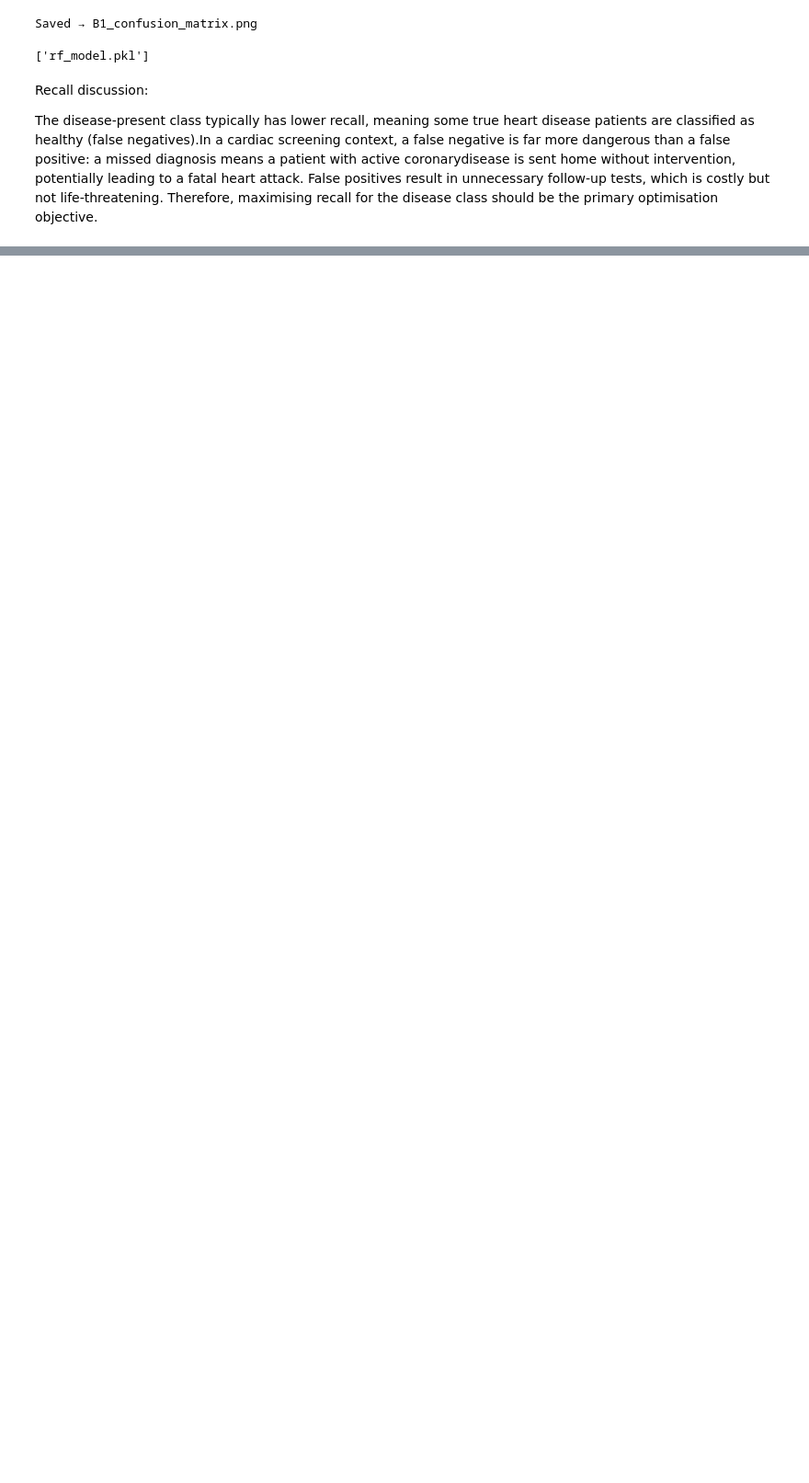
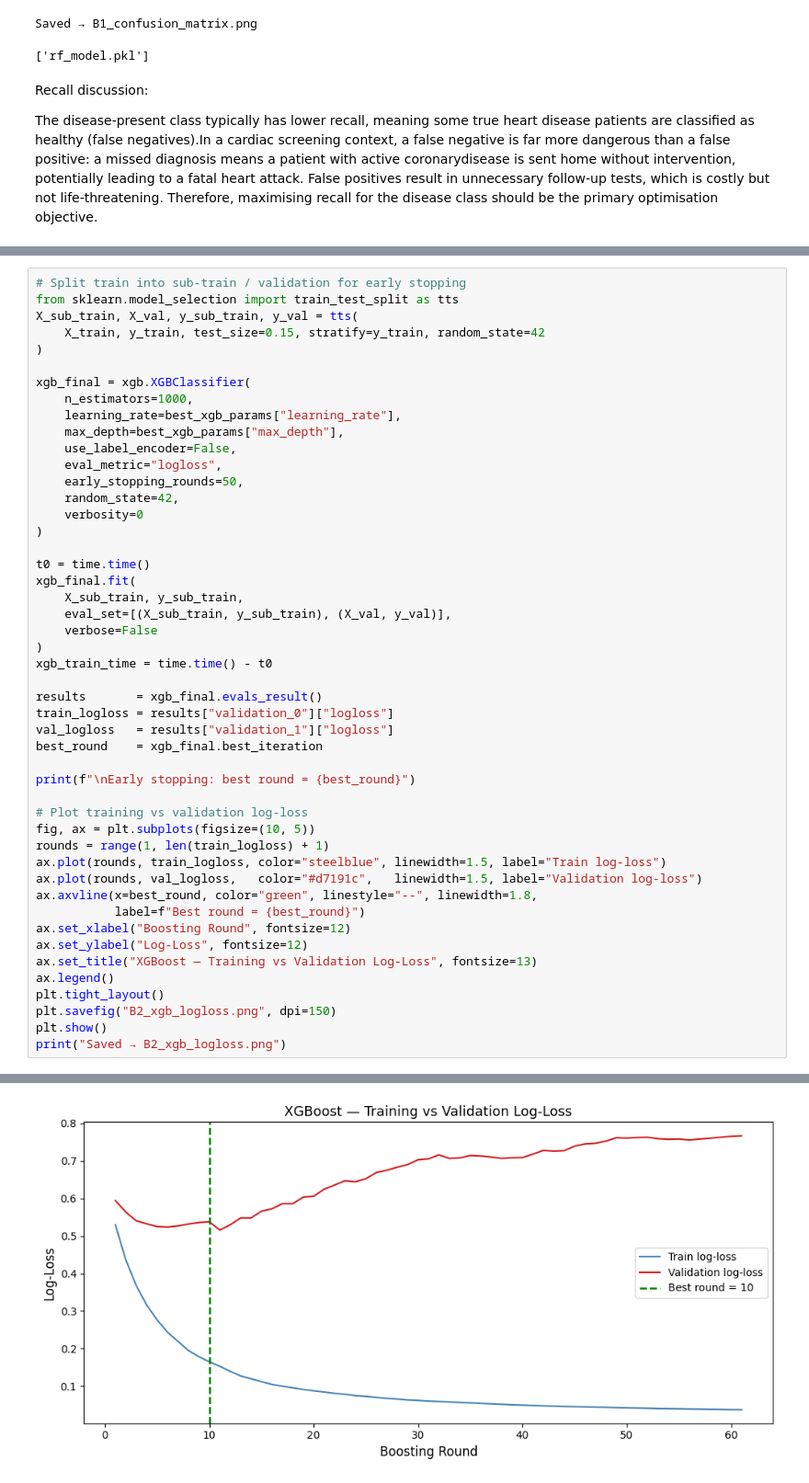
Before and after one commit to maryam2004-hub/i23-6004-DM-Assignment4, a Jupyter notebook: i23_6004_DS_B_DMAssignment4.ipynb, the cells around one changed output, grey strips where cells are left out. Shown at 92% size. Saved outputs shown, nothing was run; the diff lists cells and outputs as text; blank space fills up the shorter version.

Commit message:
Added Grid search and trained model for XGBOOST model

```diff
--- a/i23_6004_DS_B_DMAssignment4.ipynb
+++ b/i23_6004_DS_B_DMAssignment4.ipynb
@@ -850,0 +892,49 @@ The disease-present class typically has lower recall, meaning some true heart di
+# %%
+# Split train into sub-train / validation for early stopping
+from sklearn.model_selection import train_test_split as tts
+X_sub_train, X_val, y_sub_train, y_val = tts(
+    X_train, y_train, test_size=0.15, stratify=y_train, random_state=42
+)
+
+xgb_final = xgb.XGBClassifier(
+    n_estimators=1000,
+    learning_rate=best_xgb_params["learning_rate"],
+    max_depth=best_xgb_params["max_depth"],
+    use_label_encoder=False,
+    eval_metric="logloss",
+    early_stopping_rounds=50,
+    random_state=42,
+    verbosity=0
+)
+
+t0 = time.time()
+xgb_final.fit(
+    X_sub_train, y_sub_train,
+    eval_set=[(X_sub_train, y_sub_train), (X_val, y_val)],
+    verbose=False
+)
+xgb_train_time = time.time() - t0
+
+results       = xgb_final.evals_result()
+train_logloss = results["validation_0"]["logloss"]
+val_logloss   = results["validation_1"]["logloss"]
+best_round    = xgb_final.best_iteration
+
+print(f"\nEarly stopping: best round = {best_round}")
+
+# Plot training vs validation log-loss
+fig, ax = plt.subplots(figsize=(10, 5))
+rounds = range(1, len(train_logloss) + 1)
+ax.plot(rounds, train_logloss, color="steelblue", linewidth=1.5, label="Train log-loss")
+ax.plot(rounds, val_logloss,   color="#d7191c",   linewidth=1.5, label="Validation log-loss")
+ax.axvline(x=best_round, color="green", linestyle="--", linewidth=1.8,
+           label=f"Best round = {best_round}")
+ax.set_xlabel("Boosting Round", fontsize=12)
+ax.set_ylabel("Log-Loss", fontsize=12)
+ax.set_title("XGBoost — Training vs Validation Log-Loss", fontsize=13)
+ax.legend()
+plt.tight_layout()
+plt.savefig("B2_xgb_logloss.png", dpi=150)
+plt.show()
+print("Saved → B2_xgb_logloss.png")
+# %% [output]
@@ -850,0 +942 @@ The disease-present class typically has lower recall, meaning some true heart di
+[figure, added]
```
Also changed, not shown: parts of 7 cells of this notebook.
